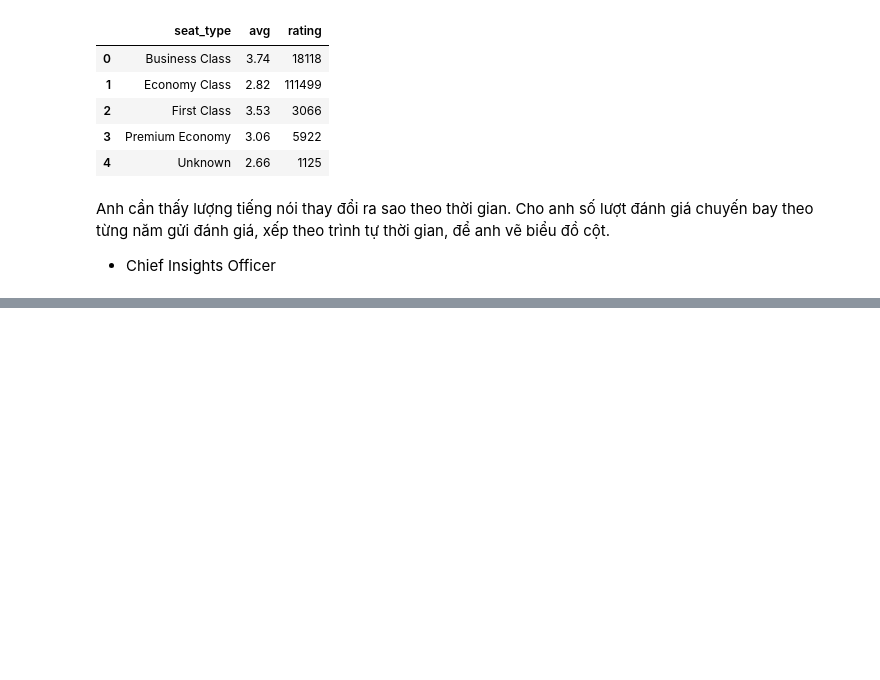
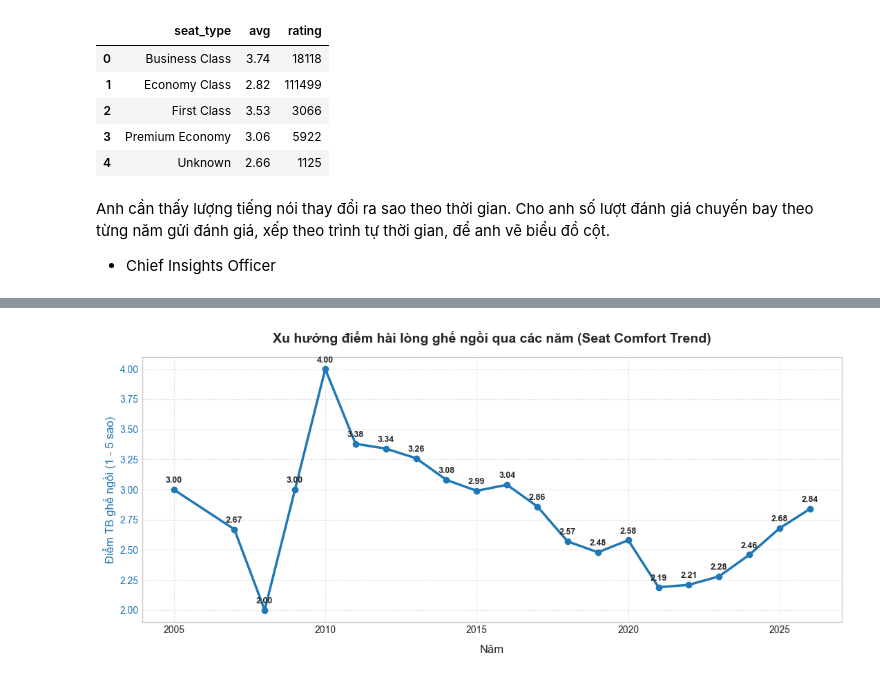
Before and after one commit to mantrinh67/DA-Porfolio, a Jupyter notebook: EDA_airline.ipynb, the cells around one changed output, grey strips where cells are left out. Cells and saved outputs as stored; diff of their text form; code cells hidden in the pictures; blank space fills up the shorter version.

```diff
--- a/EDA_airline.ipynb
+++ b/EDA_airline.ipynb
@@ -710,3 +717,13 @@ airline_reviews.head(5)
 # %%
-airline_reviews['date_flown'].value_counts()
+airline_reviews['year_submitted'] = pd.to_datetime(airline_reviews['date_submitted']).dt.year
+max_year = airline_reviews['year_submitted'].max()
+# Lấy các đánh giá trong 5 năm gần nhất (từ max_year - 4 đến max_year)
+reviews_5yrs = airline_reviews[airline_reviews['year_submitted'] >= (max_year - 4)]
+review_by_year = (
+    reviews_5yrs.groupby('year_submitted')['review_id']
+    .count()
+    .reset_index(name='total_reviews')
+    .sort_values(by='year_submitted', ascending=True)
+)
+display(review_by_year)
 # %% [output]
@@ -729,0 +918,20 @@ Name: count, dtype: int64
+# %%
+fig, ax1 = plt.subplots(figsize=(11, 5))
+
+# Vẽ đường xu hướng điểm trung bình
+color = 'tab:blue'
+ax1.set_xlabel('Năm', fontsize=12, labelpad=10)
+ax1.set_ylabel('Điểm TB ghế ngồi (1 - 5 sao)', color=color, fontsize=12)
+line = ax1.plot(seat_trend['year'], seat_trend['avg_comfort'], color=color, marker='o', linewidth=2.5, label='Điểm TB ghế ngồi')
+ax1.tick_params(axis='y', labelcolor=color)
+ax1.grid(True, linestyle='--', alpha=0.5)
+
+# Đặt nhãn giá trị lên từng điểm
+for x, y in zip(seat_trend['year'], seat_trend['avg_comfort']):
+    ax1.annotate(f"{y:.2f}", (x, y), textcoords="offset points", xytext=(0, 7), ha='center', fontsize=9, fontweight='bold')
+
+plt.title('Xu hướng điểm hài lòng ghế ngồi qua các năm (Seat Comfort Trend)', fontsize=14, fontweight='bold', pad=15)
+plt.tight_layout()
+plt.show()
+# %% [output]
+[figure, added]
```
Also changed, not shown: parts of 16 cells of this notebook, 1 other file.
